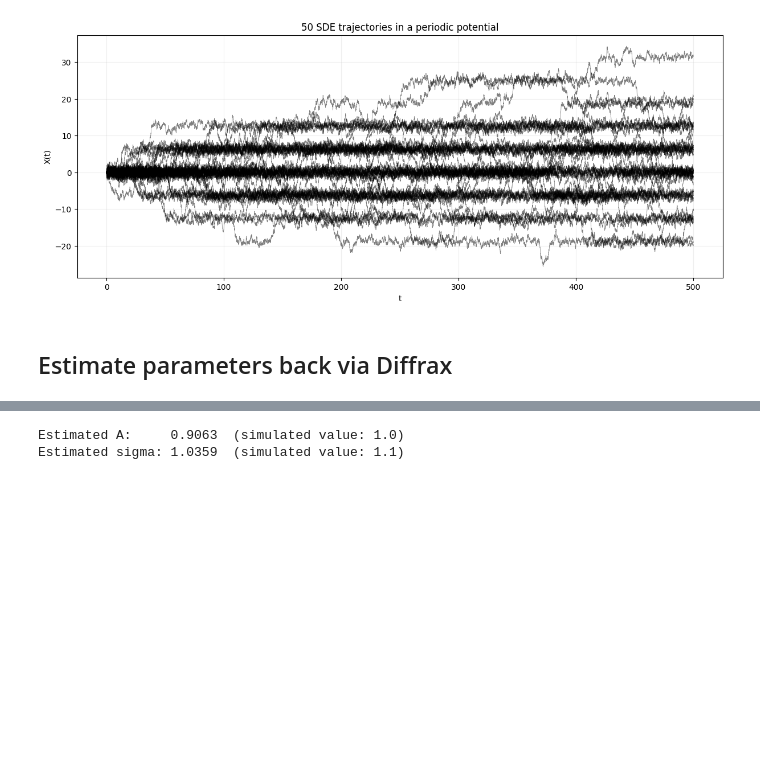
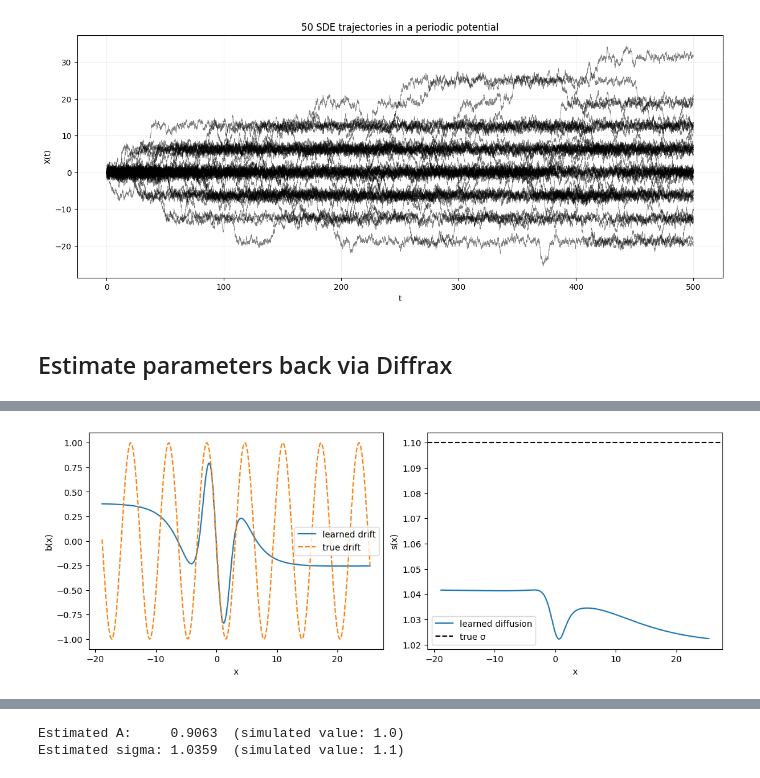
Before and after one commit to dared22/master_thesis, a Jupyter notebook: sandbox/sde_test_data.ipynb, the cells around one changed output, grey strips where cells are left out. Cells and saved outputs as stored; diff of their text form; code cells hidden in the pictures; blank space fills up the shorter version.

```diff
--- a/sandbox/sde_test_data.ipynb
+++ b/sandbox/sde_test_data.ipynb
@@ -128,0 +206,20 @@ plt.show()
+# %%
+grid = jnp.linspace(jnp.percentile(x, 1), jnp.percentile(x, 99), 300)
+learned_b = jax.vmap(model.b)(grid)
+learned_s = jax.vmap(model.s)(grid)
+
+fig, axes = plt.subplots(1, 2, figsize=(11, 4), constrained_layout=True)
+
+axes[0].plot(grid, learned_b, label="learned drift")
+axes[0].plot(grid, -A * k * jnp.sin(k * grid), "--", label="true drift")
+axes[0].legend()
+axes[0].set(xlabel="x", ylabel="b(x)")
+
+axes[1].plot(grid, learned_s, label="learned diffusion")
+axes[1].axhline(sigma, linestyle="--", color="black", label="true σ")
+axes[1].legend()
+axes[1].set(xlabel="x", ylabel="s(x)")
+
+plt.show()
+# %% [output]
+[figure, added]
```
Also changed, not shown: parts of 5 cells of this notebook.
